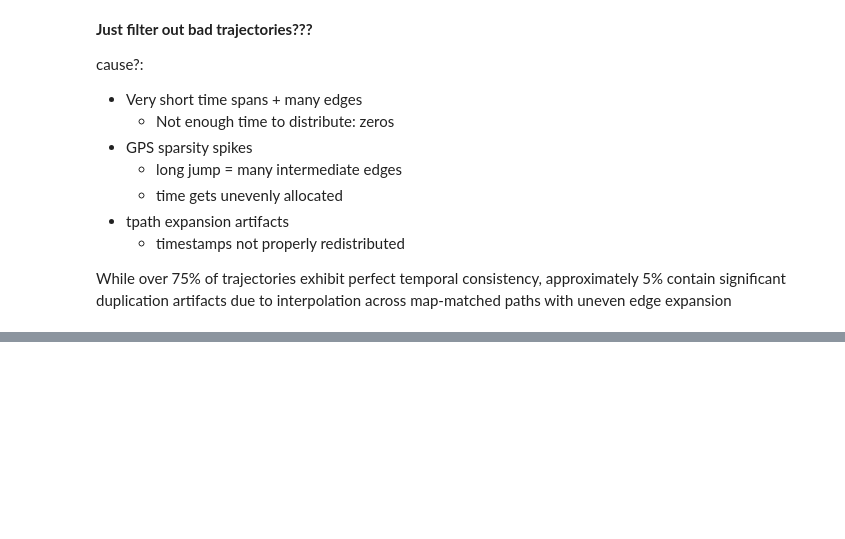
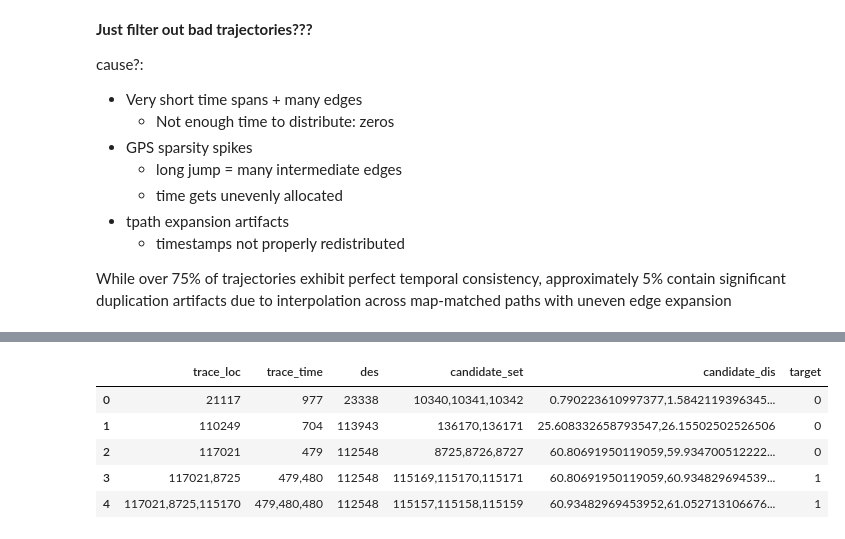
Before and after one commit to Jose-Velasco/URBAN-SYN, a Jupyter notebook: scripts/test.ipynb, the cells around one changed output, grey strips where cells are left out. Saved outputs shown, nothing was run; the diff lists cells and outputs as text; code cells hidden in the pictures; blank space fills up the shorter version.

```diff
--- a/scripts/test.ipynb
+++ b/scripts/test.ipynb
@@ -838,0 +881,9 @@ While over 75% of trajectories exhibit perfect temporal consistency, approximate
+# %%
+df_pretrain_input_eval.head()
+# %% [output]
+|  | trace_loc | trace_time | des | candidate_set | candidate_dis | target |
+| 0 | 21117 | 977 | 23338 | 10340,10341,10342 | 0.790223610997377,1.5842119396345... | 0 |
+| 1 | 110249 | 704 | 113943 | 136170,136171 | 25.608332658793547,26.15502502526506 | 0 |
+| 2 | 117021 | 479 | 112548 | 8725,8726,8727 | 60.80691950119059,59.934700512222... | 0 |
+| 3 | 117021,8725 | 479,480 | 112548 | 115169,115170,115171 | 60.80691950119059,60.934829694539... | 1 |
+| 4 | 117021,8725,115170 | 479,480,480 | 112548 | 115157,115158,115159 | 60.93482969453952,61.052713106676... | 1 |
```
Also changed, not shown: parts of 17 cells of this notebook, 1 other file.
